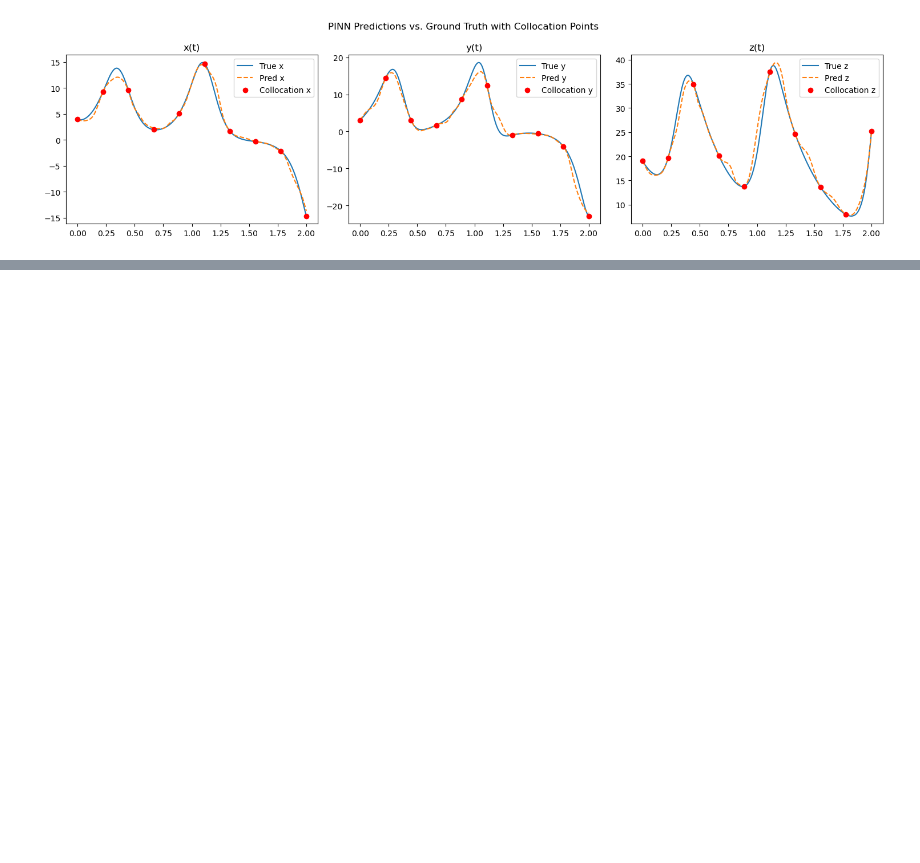
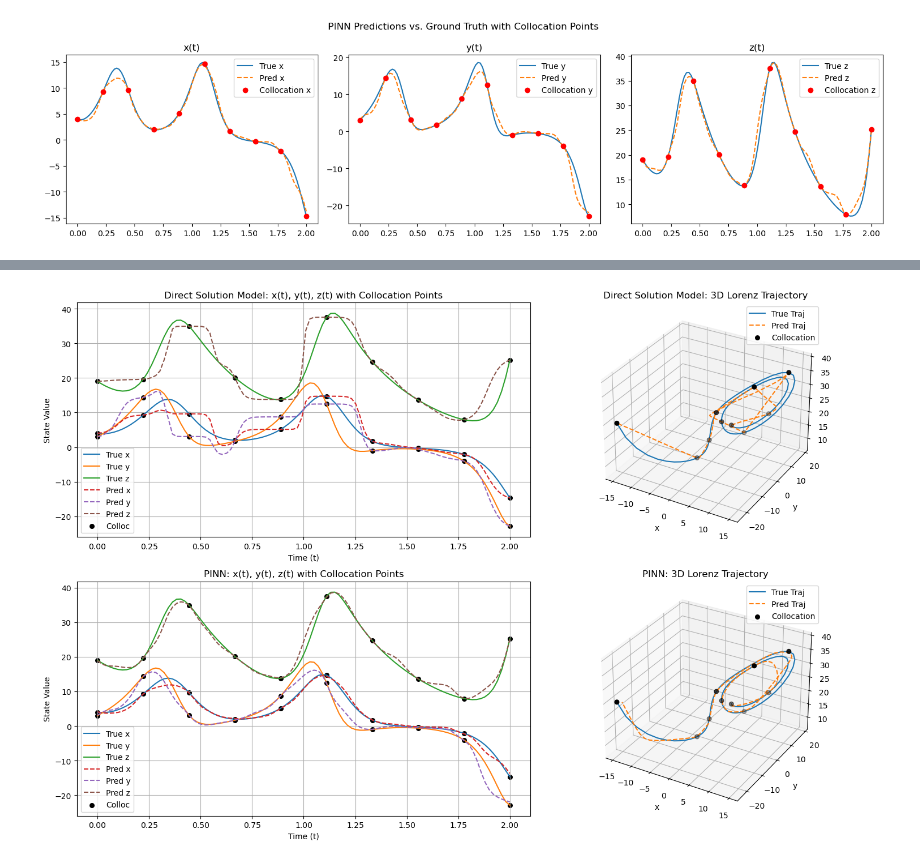
Before and after one commit to Pawelbure/colab-binder_WoC_AJP_2025, a Jupyter notebook: Predicting-dynamics/Supervised_ML-Lorenz-dynamics.ipynb, the cells around one changed output, grey strips where cells are left out. Drawn from its saved outputs; the diff is of its cells as text; code cells hidden in the pictures; blank space fills up the shorter version.

```diff
--- a/Predicting-dynamics/Supervised_ML-Lorenz-dynamics.ipynb
+++ b/Predicting-dynamics/Supervised_ML-Lorenz-dynamics.ipynb
@@ -213,7 +205,7 @@ optimizer = optim.AdamW(
 loss_fn = nn.MSELoss()
 # %%
 # ---------------- Training Loop ---------------- #
-epochs = 5000
+epochs = 15000
 for epoch in range(epochs):
     model.train()
     optimizer.zero_grad()
@@ -236,13 +228,6 @@ for epoch in range(epochs):
     data_loss = loss_fn(x_pred, x_true) + loss_fn(y_pred, y_true) + loss_fn(z_pred, z_true)
 
     # Total loss
-    """
-    _lambda = .1
-    if epoch < 10000:
-        loss = data_loss
-    else:
-        loss = data_loss + _lambda * physics_loss
-    """
     loss = data_loss + physics_loss
 
     loss.backward()
@@ -266,6 +258,7 @@ Epoch 4500: Total Loss = 0.255466 | Data = 0.254939 | Physics = 0.000527
 t_tensor = torch.tensor(t_eval, dtype=torch.float32).view(-1, 1)
 with torch.no_grad():
     pred = model(t_tensor).numpy()
+    pred_pinn = pred
     x_pred, y_pred, z_pred = pred[:, 0], pred[:, 1], pred[:, 2]
 
 # ---------------- Plotting ---------------- #
@@ -353,0 +293,88 @@ plt.show()
+# %%
+# ---------------- Evaluation ---------------- #
+t_tensor = torch.tensor(t_eval, dtype=torch.float32).view(-1, 1)
+with torch.no_grad():
+    # Model predictions
+    pred_van = pred_vanilla  # shape: [N, 3]
+    pred_pin = pred_pinn     # shape: [N, 3]
+
+# ---------------- Combined Plot (2 rows) ---------------- #
+fig = plt.figure(figsize=(16, 10))
+
+# -------- First Row: Direct Solution Model -------- #
+# Time-series plot
+ax1 = fig.add_subplot(2, 2, 1)
+ax1.plot(t_eval, x, label='True x')
+ax1.plot(t_eval, y, label='True y')
+ax1.plot(t_eval, z, label='True z')
+ax1.plot(t_eval, pred_van[:, 0], '--', label='Pred x')
+ax1.plot(t_eval, pred_van[:, 1], '--', label='Pred y')
+ax1.plot(t_eval, pred_van[:, 2], '--', label='Pred z')
+
+# Collocation points (black)
+ax1.scatter(t_collocation, x_true.detach().numpy(), color='black', marker='o', s=30, label='Colloc')
+ax1.scatter(t_collocation, y_true.detach().numpy(), color='black', marker='o', s=30)
+ax1.scatter(t_collocation, z_true.detach().numpy(), color='black', marker='o', s=30)
+
+ax1.set_xlabel("Time (t)")
+ax1.set_ylabel("State Value")
+ax1.set_title("Direct Solution Model: x(t), y(t), z(t) with Collocation Points")
+ax1.legend()
+ax1.grid(True)
+
+# 3D trajectory plot
+ax2 = fig.add_subplot(2, 2, 2, projection='3d')
+ax2.plot(x, y, z, label='True Traj', linewidth=1.5)
+ax2.plot(pred_van[:, 0], pred_van[:, 1], pred_van[:, 2], '--', label='Pred Traj', linewidth=1.5)
+
+# Collocation points (black)
+ax2.scatter(x_true.detach().numpy(), y_true.detach().numpy(), z_true.detach().numpy(),
+            color='black', label='Collocation', s=30)
+
+ax2.set_xlabel("x")
+ax2.set_ylabel("y")
+ax2.set_zlabel("z")
+ax2.set_title("Direct Solution Model: 3D Lorenz Trajectory")
+ax2.legend()
+
+# -------- Second Row: PINN Model -------- #
+# Time-series plot
+ax3 = fig.add_subplot(2, 2, 3)
+ax3.plot(t_eval, x, label='True x')
+ax3.plot(t_eval, y, label='True y')
+ax3.plot(t_eval, z, label='True z')
+ax3.plot(t_eval, pred_pin[:, 0], '--', label='Pred x')
+ax3.plot(t_eval, pred_pin[:, 1], '--', label='Pred y')
+ax3.plot(t_eval, pred_pin[:, 2], '--', label='Pred z')
+
+# Collocation points (black)
+ax3.scatter(t_collocation, x_true.detach().numpy(), color='black', marker='o', s=30, label='Colloc')
+ax3.scatter(t_collocation, y_true.detach().numpy(), color='black', marker='o', s=30)
+ax3.scatter(t_collocation, z_true.detach().numpy(), color='black', marker='o', s=30)
+
+ax3.set_xlabel("Time (t)")
+ax3.set_ylabel("State Value")
+ax3.set_title("PINN: x(t), y(t), z(t) with Collocation Points")
+ax3.legend()
+ax3.grid(True)
+
+# 3D trajectory plot
+ax4 = fig.add_subplot(2, 2, 4, projection='3d')
+ax4.plot(x, y, z, label='True Traj', linewidth=1.5)
+ax4.plot(pred_pin[:, 0], pred_pin[:, 1], pred_pin[:, 2], '--', label='Pred Traj', linewidth=1.5)
+
+# Collocation points (black)
+ax4.scatter(x_true.detach().numpy(), y_true.detach().numpy(), z_true.detach().numpy(),
+            color='black', label='Collocation', s=30)
+
+ax4.set_xlabel("x")
+ax4.set_ylabel("y")
+ax4.set_zlabel("z")
+ax4.set_title("PINN: 3D Lorenz Trajectory")
+ax4.legend()
+
+plt.tight_layout()
+plt.savefig("lorenz_comparison.png", dpi=300, bbox_inches='tight')
+plt.show()
+# %% [output]
+[figure, added]
```
Also changed, not shown: parts of 15 cells of this notebook, 3 other files.
